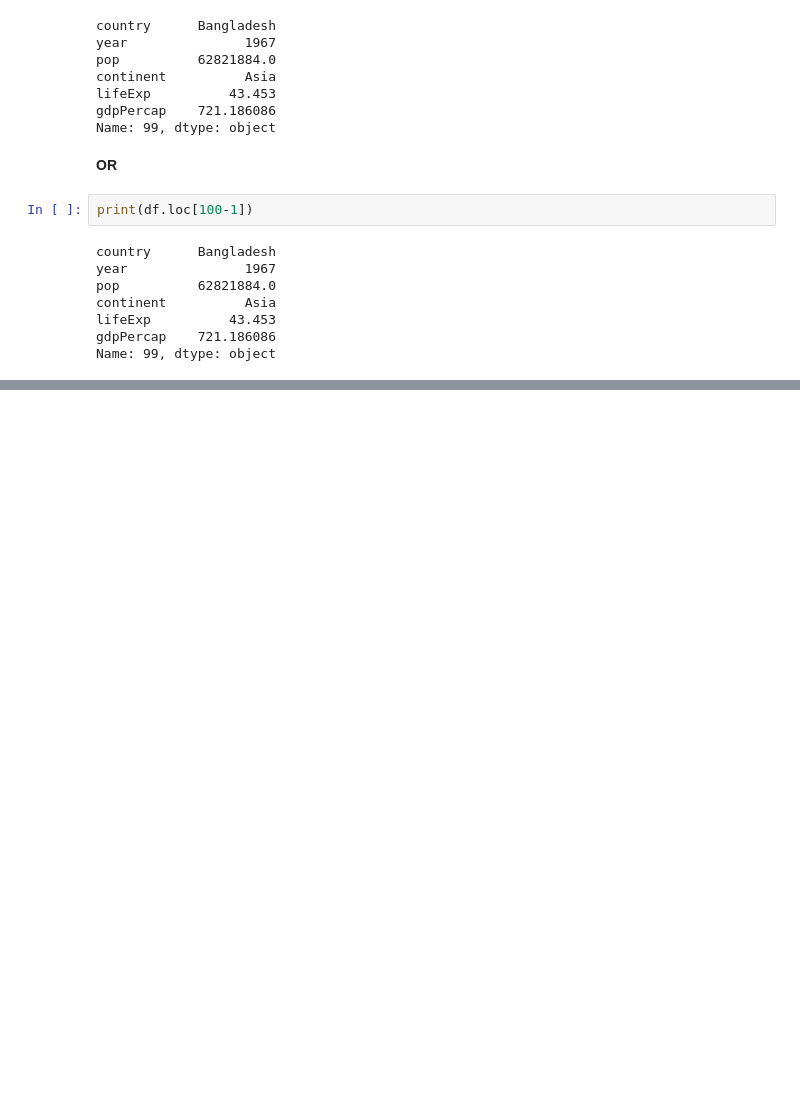
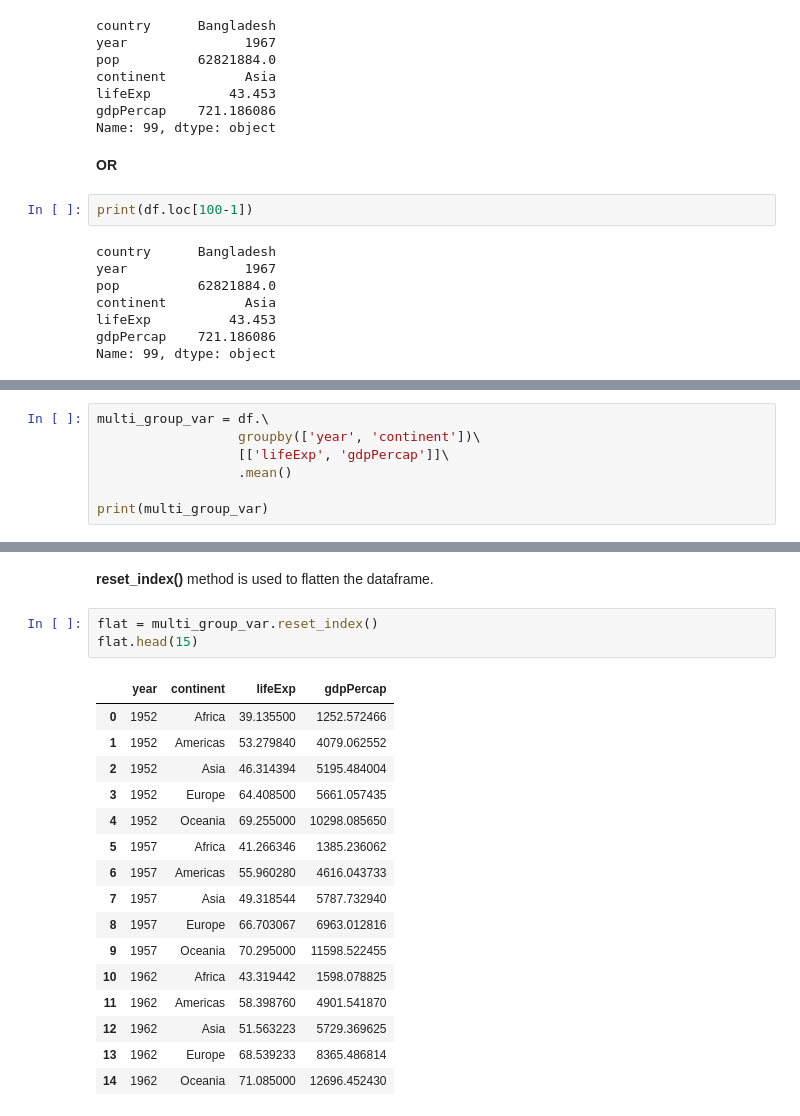
Before and after one commit to AnshSinghSonkhia/Diploma-in-Data-Analytics-with-Python-NPTEL-Alison-IITR, a Jupyter notebook: fundamentals-of-python.ipynb, the cells around one changed output, grey strips where cells are left out. Drawn from its saved outputs; the diff is of its cells as text; blank space fills up the shorter version.

```diff
--- a/fundamentals-of-python.ipynb
+++ b/fundamentals-of-python.ipynb
@@ -145,0 +259,7 @@ Name: 99, dtype: object
+# %%
+multi_group_var = df.\
+                  groupby(['year', 'continent'])\
+                  [['lifeExp', 'gdpPercap']]\
+                  .mean()
+
+print(multi_group_var)
@@ -145,0 +284,22 @@ Name: 99, dtype: object
+# %% [markdown]
+**reset_index()** method is used to flatten the dataframe.
+# %%
+flat = multi_group_var.reset_index()
+flat.head(15)
+# %% [output]
+|  | year | continent | lifeExp | gdpPercap |
+| 0 | 1952 | Africa | 39.135500 | 1252.572466 |
+| 1 | 1952 | Americas | 53.279840 | 4079.062552 |
+| 2 | 1952 | Asia | 46.314394 | 5195.484004 |
+| 3 | 1952 | Europe | 64.408500 | 5661.057435 |
+| 4 | 1952 | Oceania | 69.255000 | 10298.085650 |
+| 5 | 1957 | Africa | 41.266346 | 1385.236062 |
+| 6 | 1957 | Americas | 55.960280 | 4616.043733 |
+| 7 | 1957 | Asia | 49.318544 | 5787.732940 |
+| 8 | 1957 | Europe | 66.703067 | 6963.012816 |
+| 9 | 1957 | Oceania | 70.295000 | 11598.522455 |
+| 10 | 1962 | Africa | 43.319442 | 1598.078825 |
+| 11 | 1962 | Americas | 58.398760 | 4901.541870 |
+| 12 | 1962 | Asia | 51.563223 | 5729.369625 |
+| 13 | 1962 | Europe | 68.539233 | 8365.486814 |
+| 14 | 1962 | Oceania | 71.085000 | 12696.452430 |
```
Also changed, not shown: parts of 27 cells of this notebook.
